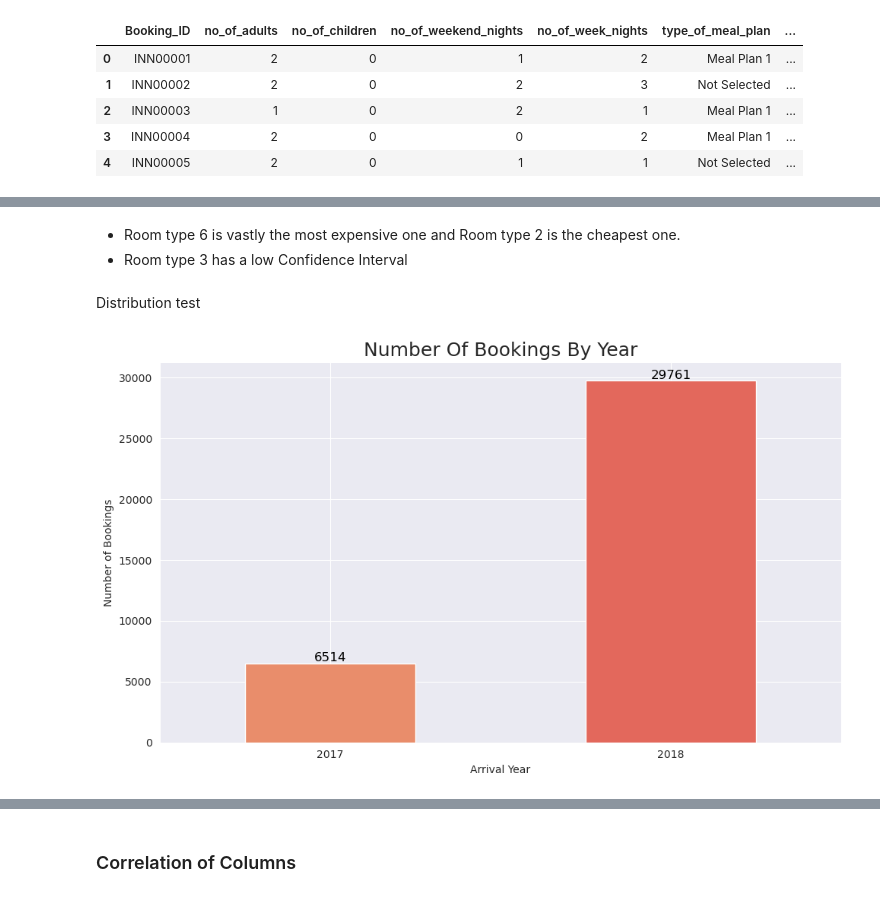
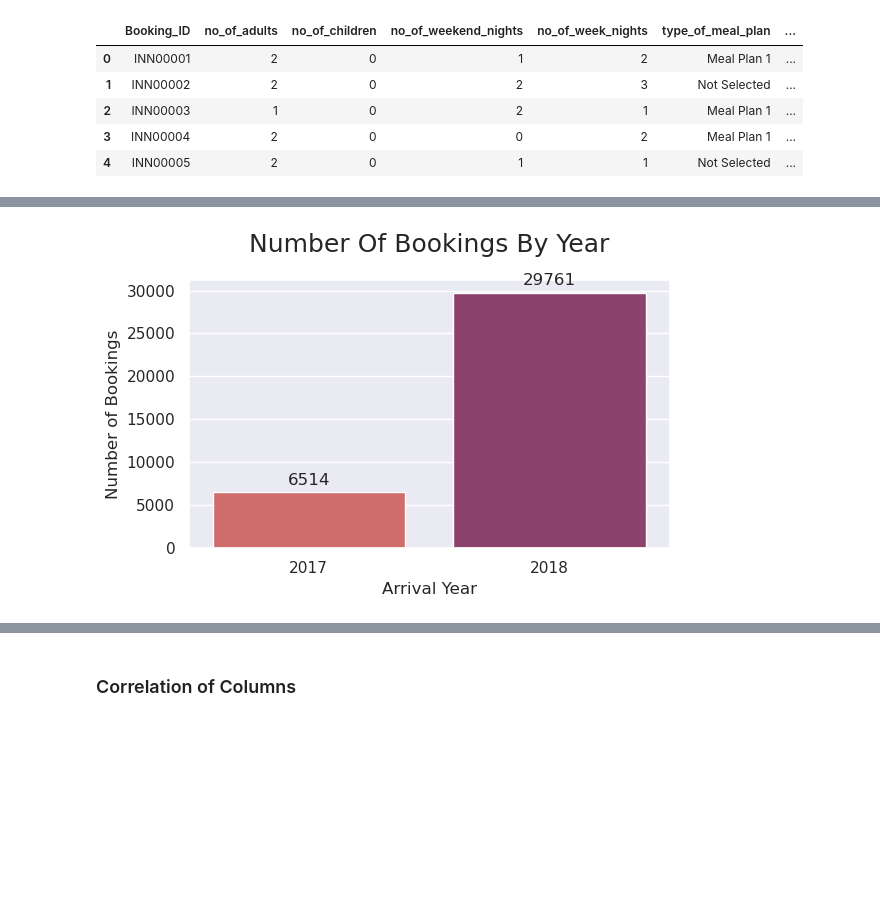
Before and after one commit to rolaseba/hotel-reservation-prediction, a Jupyter notebook: notebook.ipynb, the cells around one changed output, grey strips where cells are left out. Cells and saved outputs as stored; diff of their text form; code cells hidden in the pictures; blank space fills up the shorter version.

Commit message:
feat EDA structure and plot style updated

```diff
--- a/notebook.ipynb
+++ b/notebook.ipynb
@@ -94,0 +116,3 @@ shape of dataset : (36275, 19)
+# %%
+# I will drop a NON meaningful feature
+df.drop(columns='Booking_ID', inplace=True)
@@ -138,8 +405,0 @@ plt.show()
-# %%
-sns.set_style("darkgrid")
-fig, ax = plt.subplots(figsize=(5,3))
-ax = sns.countplot(x=df.booking_status,palette= sns.color_palette("magma"))
-
-for p in ax.patches:
-    ax.annotate('{:.0f}'.format(p.get_height()), (p.get_x()+0.25, p.get_height()+0.01),fontsize=12)
-plt.title("Cancellation Situation",fontsize=18)
@@ -190,5 +695,0 @@ for p in ax.patches:
-# %% [markdown]
-* Room type 6 is vastly the most expensive one and Room type 2 is the cheapest one.
-* Room type 3 has a low Confidence Interval
-# %% [markdown]
-Distribution test
@@ -199,26 +696,21 @@ Distribution test
 # %%
 # Ensure arrival_year is numeric and handle potential missing values
 df['arrival_year'] = pd.to_numeric(df['arrival_year'], errors='coerce')
 df = df.dropna(subset=['arrival_year'])
 
-# Use value_counts() for aggregation
-arrival_year_counts = df['arrival_year'].value_counts().sort_index()
+# Create the countplot using seaborn
+plt.figure(figsize=(6, 4))
+ax = sns.countplot(data=df, x='arrival_year', palette='flare', order=sorted(df['arrival_year'].unique()))
 
-# Create the bar plot
-plt.figure(figsize=(10, 6))  # Adjust figure size as needed
-ax = arrival_year_counts.plot(kind='bar', color=sns.color_palette("flare"))
+# Add annotations using bar_label (cleaner approach)
+for container in ax.containers:
+    ax.bar_label(container, fmt='%.0f', padding=3, fontsize=12) # type: ignore
 
-# Add annotations
-for p in ax.patches:
-    ax.annotate(f'{int(p.get_height())}', (p.get_x() + p.get_width() / 2., p.get_height()),
-                ha='center', va='center', fontsize=12, color='black', xytext=(0, 5),
-                textcoords='offset points')
-
-plt.title("Number Of Bookings By Year", fontsize=18)
+plt.title("Number Of Bookings By Year", fontsize=18, pad=20)
 plt.xlabel("Arrival Year")
 plt.ylabel("Number of Bookings")
-plt.xticks(rotation=0)  # Rotate x-axis labels if needed
-plt.tight_layout()  # Adjust layout to prevent labels from overlapping
+plt.xticks(rotation=0)
+plt.tight_layout()
 plt.show()
 # %% [output]
-[figure, old version]
+[figure, new version]
```
Also changed, not shown: parts of 128 cells of this notebook, 1 other file.
